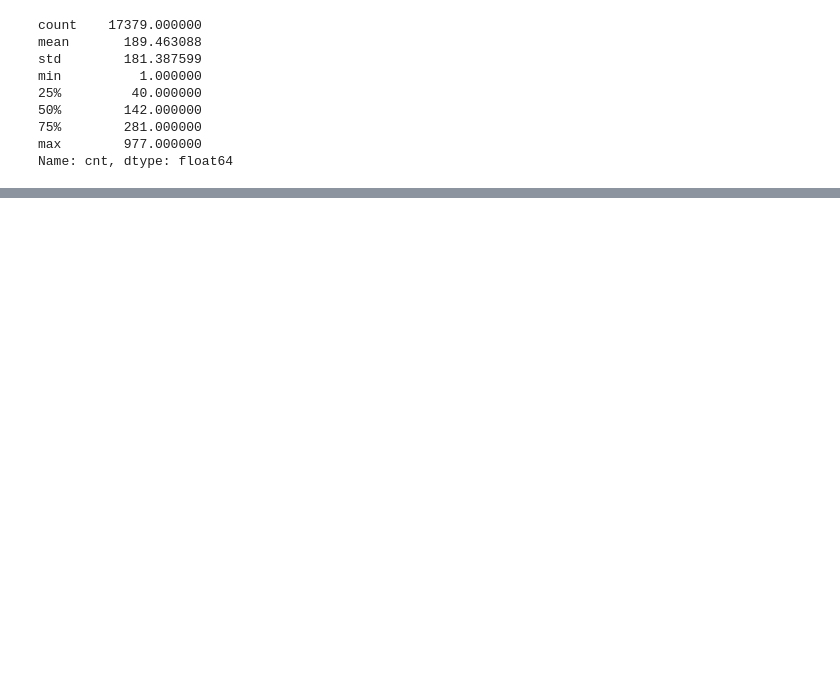
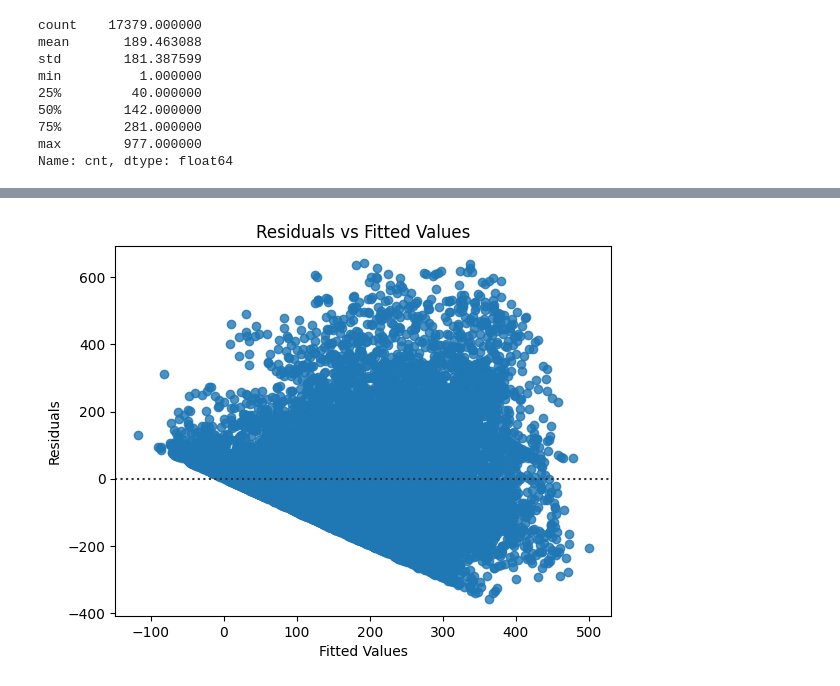
Before and after one commit to gav-creator/Weather-Biking, a Jupyter notebook: Weather_Bike GF.ipynb, the cells around one changed output, grey strips where cells are left out. Cells and saved outputs as stored; diff of their text form; code cells hidden in the pictures; blank space fills up the shorter version.

Commit message:
made model(correct)

```diff
--- a/Weather_Bike GF.ipynb
+++ b/Weather_Bike GF.ipynb
@@ -250,0 +257,16 @@ while our target feature is "cnt"
+# %%
+model = LinearRegression()
+model.fit(X_train, y_train)
+
+fit_vals = model.predict(X_train)
+resids = y_train - fit_vals
+# %%
+from statsmodels.nonparametric.smoothers_lowess import lowess
+
+sns.residplot(x=fit_vals, y=resids)
+plt.xlabel("Fitted Values")
+plt.ylabel("Residuals")
+plt.title("Residuals vs Fitted Values")
+plt.show()
+# %% [output]
+[figure, added]
```
Also changed, not shown: parts of 17 cells of this notebook.
